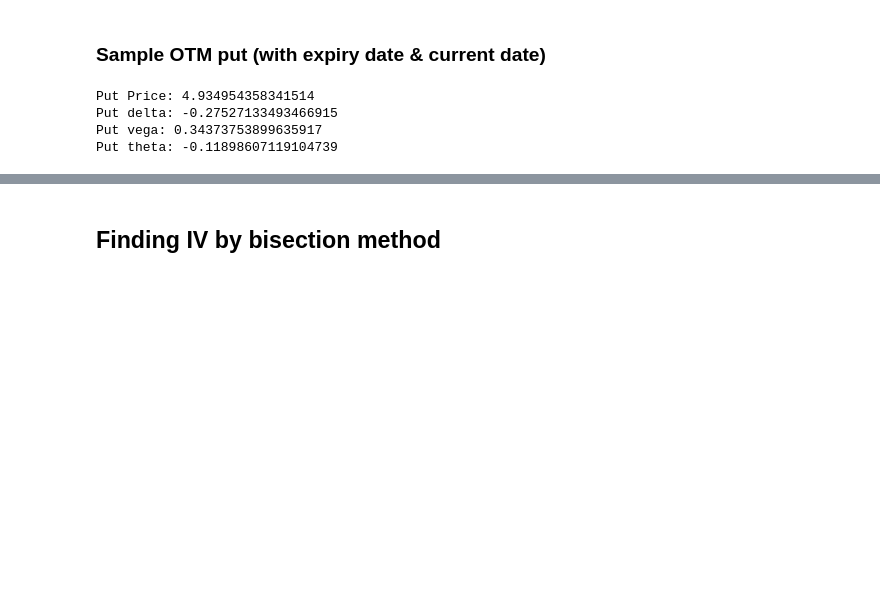
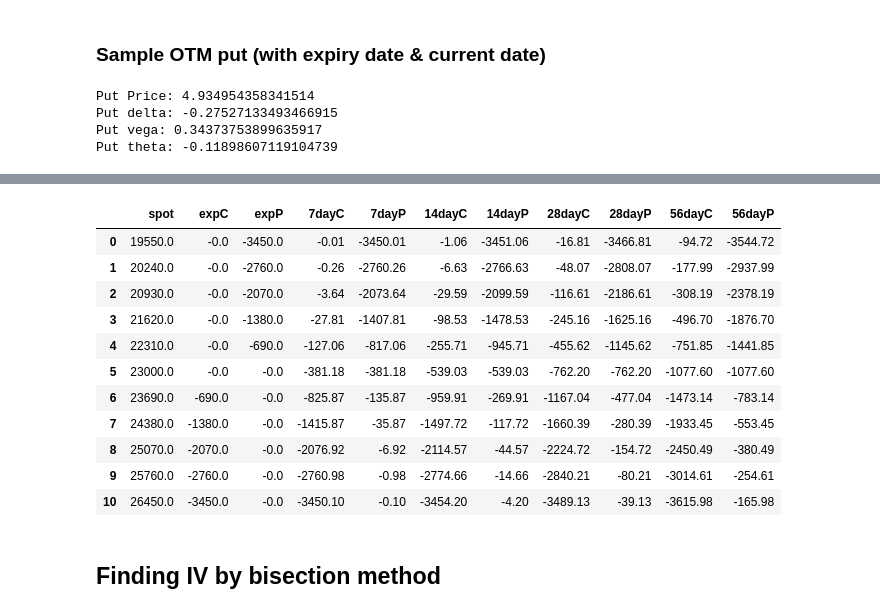
Before and after one commit to willbillionquant/bsoption, a Jupyter notebook: bsmodel-basic.ipynb, the cells around one changed output, grey strips where cells are left out. Saved outputs shown, nothing was run; the diff lists cells and outputs as text; code cells hidden in the pictures; blank space fills up the shorter version.

```diff
--- a/bsmodel-basic.ipynb
+++ b/bsmodel-basic.ipynb
@@ -103,0 +124,3 @@ BStest3.getpayoff(preexpiry=True)
+# %%
+BStest3.getpayoff(preexpiry=True, opside='SHORT')
+# %% [output]
@@ -104,3 +128,15 @@ BStest3.getpayoff(preexpiry=True)
+|  | spot | expC | expP | 7dayC | 7dayP | 14dayC | 14dayP | 28dayC | 28dayP | 56dayC | 56dayP |
+| 0 | 19550.0 | -0.0 | -3450.0 | -0.01 | -3450.01 | -1.06 | -3451.06 | -16.81 | -3466.81 | -94.72 | -3544.72 |
+| 1 | 20240.0 | -0.0 | -2760.0 | -0.26 | -2760.26 | -6.63 | -2766.63 | -48.07 | -2808.07 | -177.99 | -2937.99 |
+| 2 | 20930.0 | -0.0 | -2070.0 | -3.64 | -2073.64 | -29.59 | -2099.59 | -116.61 | -2186.61 | -308.19 | -2378.19 |
+| 3 | 21620.0 | -0.0 | -1380.0 | -27.81 | -1407.81 | -98.53 | -1478.53 | -245.16 | -1625.16 | -496.70 | -1876.70 |
+| 4 | 22310.0 | -0.0 | -690.0 | -127.06 | -817.06 | -255.71 | -945.71 | -455.62 | -1145.62 | -751.85 | -1441.85 |
+| 5 | 23000.0 | -0.0 | -0.0 | -381.18 | -381.18 | -539.03 | -539.03 | -762.20 | -762.20 | -1077.60 | -1077.60 |
+| 6 | 23690.0 | -690.0 | -0.0 | -825.87 | -135.87 | -959.91 | -269.91 | -1167.04 | -477.04 | -1473.14 | -783.14 |
+| 7 | 24380.0 | -1380.0 | -0.0 | -1415.87 | -35.87 | -1497.72 | -117.72 | -1660.39 | -280.39 | -1933.45 | -553.45 |
+| 8 | 25070.0 | -2070.0 | -0.0 | -2076.92 | -6.92 | -2114.57 | -44.57 | -2224.72 | -154.72 | -2450.49 | -380.49 |
+| 9 | 25760.0 | -2760.0 | -0.0 | -2760.98 | -0.98 | -2774.66 | -14.66 | -2840.21 | -80.21 | -3014.61 | -254.61 |
+| 10 | 26450.0 | -3450.0 | -0.0 | -3450.10 | -0.10 | -3454.20 | -4.20 | -3489.13 | -39.13 | -3615.98 | -165.98 |
 # %% [markdown]
 ## Finding IV by bisection method
 # %% [markdown]
```
Also changed, not shown: parts of 10 cells of this notebook.
